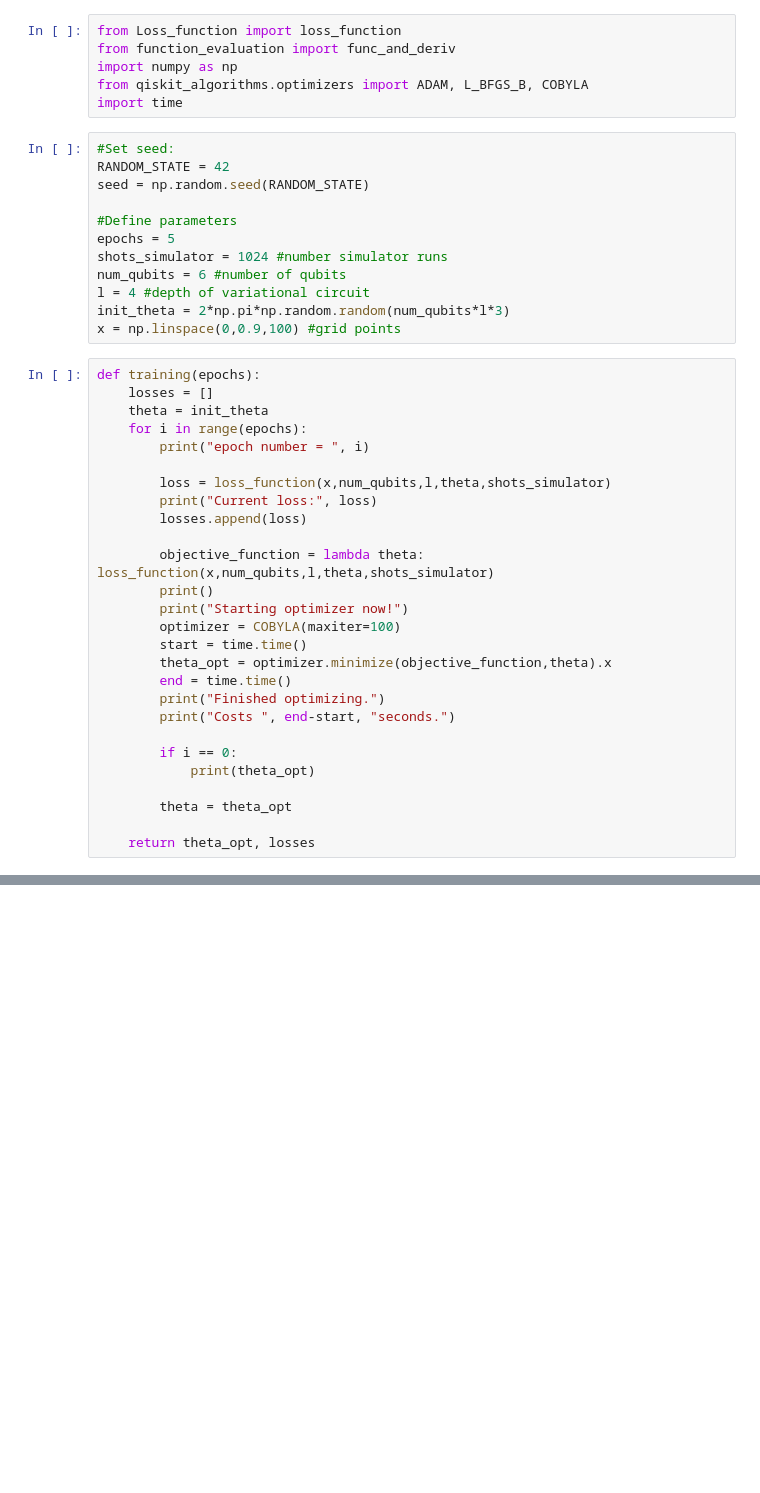
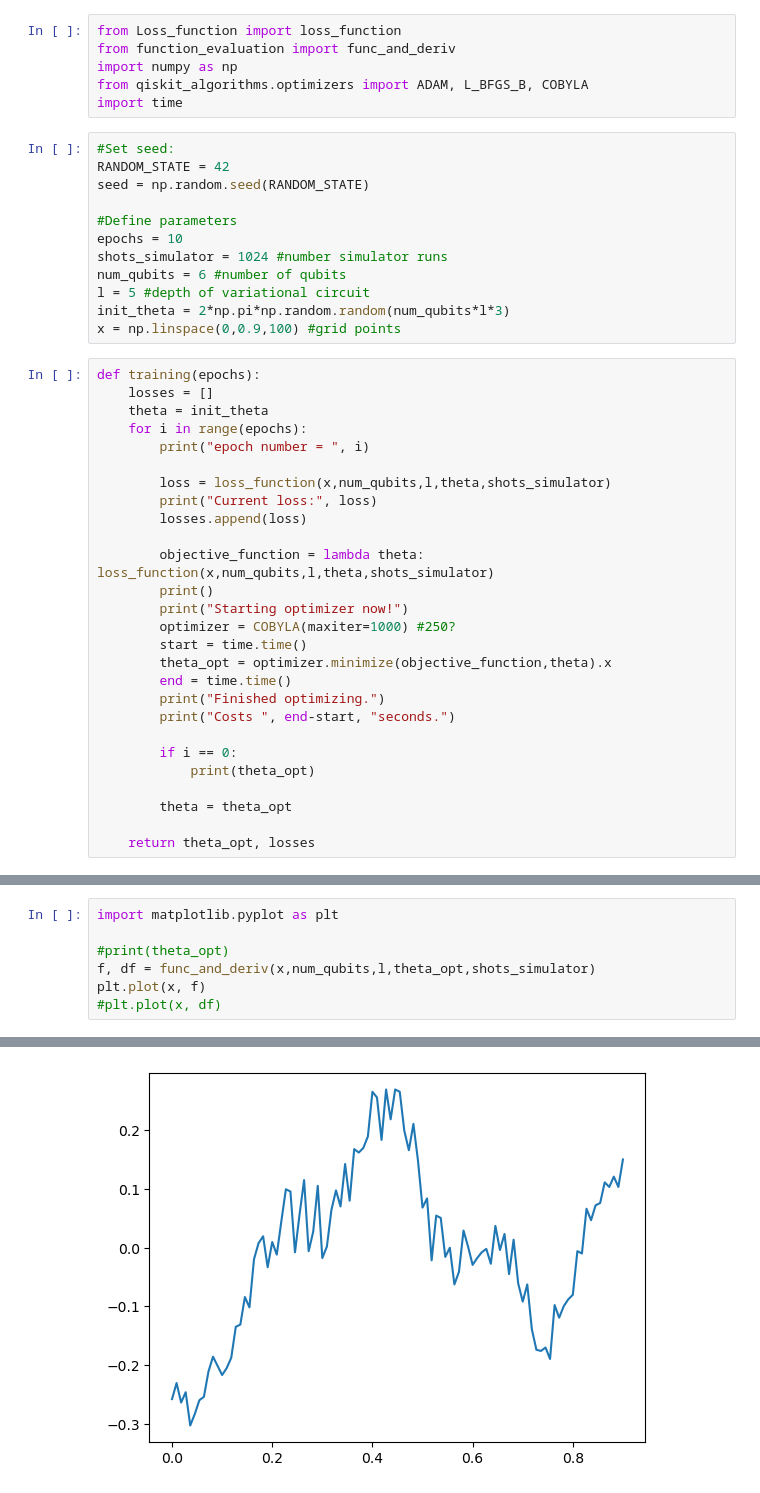
Before and after one commit to Roman20022002/AQA_Project, a Jupyter notebook: Training.ipynb, the cells around one changed output, grey strips where cells are left out. Saved outputs shown, nothing was run; the diff lists cells and outputs as text; blank space fills up the shorter version.

```diff
--- a/Training.ipynb
+++ b/Training.ipynb
@@ -10,10 +10,10 @@ RANDOM_STATE = 42
 seed = np.random.seed(RANDOM_STATE)
 
 #Define parameters
-epochs = 5
+epochs = 10
 shots_simulator = 1024 #number simulator runs
 num_qubits = 6 #number of qubits
-l = 4 #depth of variational circuit
+l = 5 #depth of variational circuit
 init_theta = 2*np.pi*np.random.random(num_qubits*l*3)
 x = np.linspace(0,0.9,100) #grid points
 # %%
@@ -30,7 +30,7 @@ def training(epochs):
         objective_function = lambda theta: loss_function(x,num_qubits,l,theta,shots_simulator)
         print()
         print("Starting optimizer now!")
-        optimizer = COBYLA(maxiter=100)
+        optimizer = COBYLA(maxiter=1000) #250?
         start = time.time()
         theta_opt = optimizer.minimize(objective_function,theta).x
         end = time.time()
@@ -59,0 +70,8 @@ print(losses)
+# %%
+import matplotlib.pyplot as plt
+
+#print(theta_opt)
+f, df = func_and_deriv(x,num_qubits,l,theta_opt,shots_simulator)
+plt.plot(x, f)
+#plt.plot(x, df)
+# %% [output]
@@ -59,0 +79 @@ print(losses)
+[figure, added]
```
Also changed, not shown: parts of 4 cells of this notebook, 2 other files.
